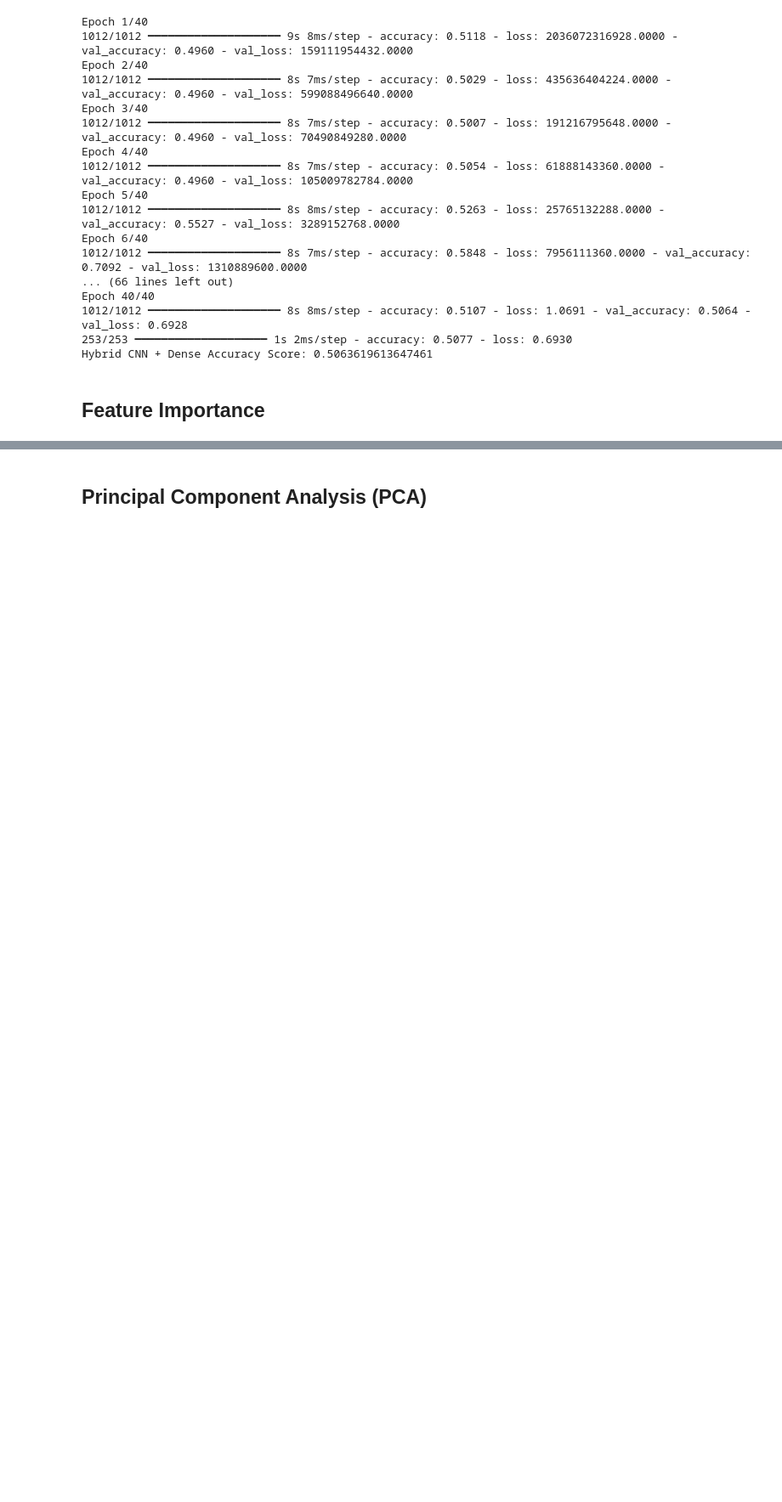
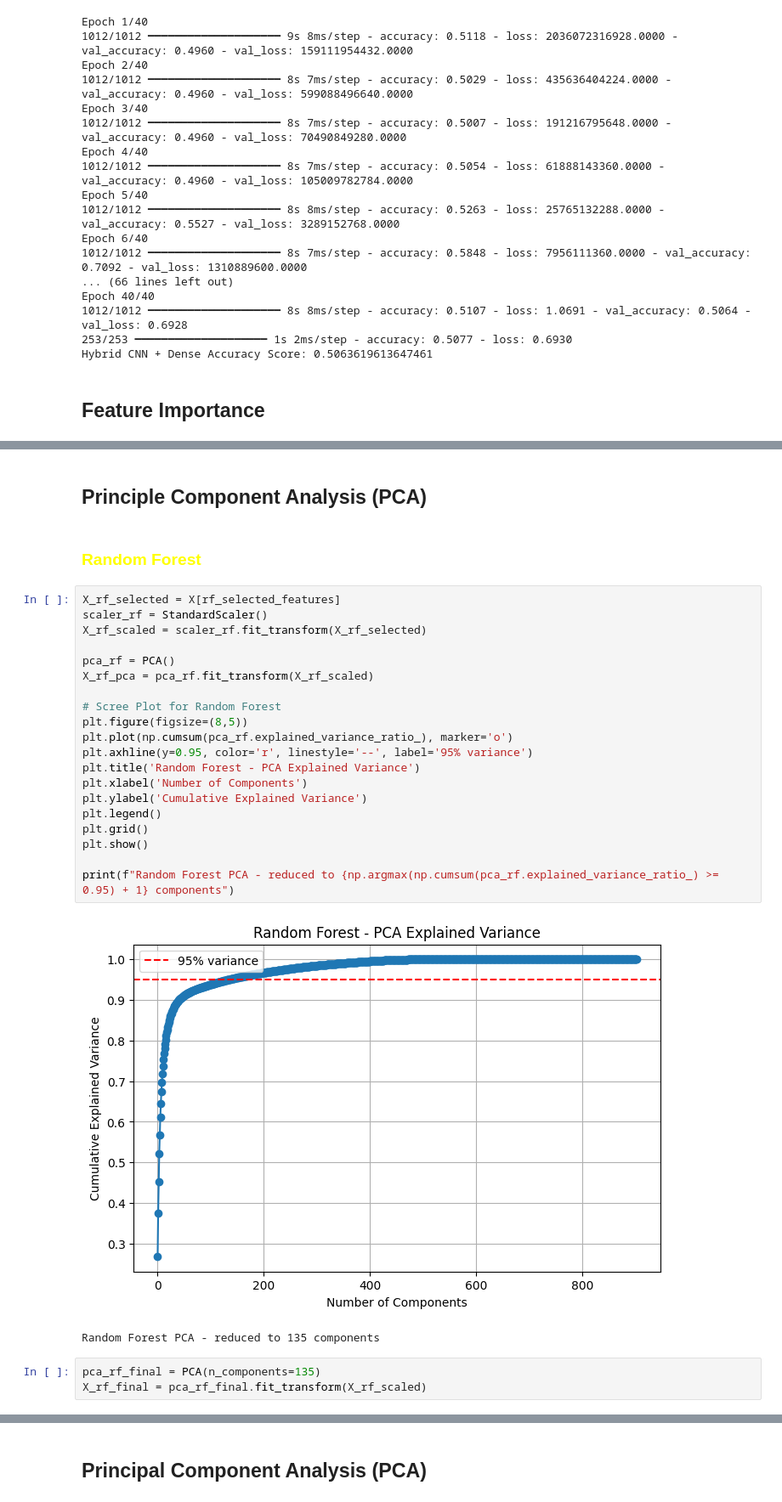
Before and after one commit to JeungHongTay/DA-LOS-WirelessSignalPrediction, a Jupyter notebook: code/classification.ipynb, the cells around one changed output, grey strips where cells are left out. Shown at 85% size. Cells and saved outputs as stored; diff of their text form; blank space fills up the shorter version.

```diff
--- a/code/classification.ipynb
+++ b/code/classification.ipynb
@@ -833,0 +930,30 @@ plt.show()
+# %% [markdown]
+## Principle Component Analysis (PCA)
+# %% [markdown]
+### <font color='yellow'>Random Forest</font>
+# %%
+X_rf_selected = X[rf_selected_features]
+scaler_rf = StandardScaler()
+X_rf_scaled = scaler_rf.fit_transform(X_rf_selected)
+
+pca_rf = PCA()
+X_rf_pca = pca_rf.fit_transform(X_rf_scaled)
+
+# Scree Plot for Random Forest
+plt.figure(figsize=(8,5))
+plt.plot(np.cumsum(pca_rf.explained_variance_ratio_), marker='o')
+plt.axhline(y=0.95, color='r', linestyle='--', label='95% variance')
+plt.title('Random Forest - PCA Explained Variance')
+plt.xlabel('Number of Components')
+plt.ylabel('Cumulative Explained Variance')
+plt.legend()
+plt.grid()
+plt.show()
+
+print(f"Random Forest PCA - reduced to {np.argmax(np.cumsum(pca_rf.explained_variance_ratio_) >= 0.95) + 1} components")
+# %% [output]
+[figure, added]
+Random Forest PCA - reduced to 135 components
+# %%
+pca_rf_final = PCA(n_components=135)
+X_rf_final = pca_rf_final.fit_transform(X_rf_scaled)
```
Also changed, not shown: parts of 36 cells of this notebook.
